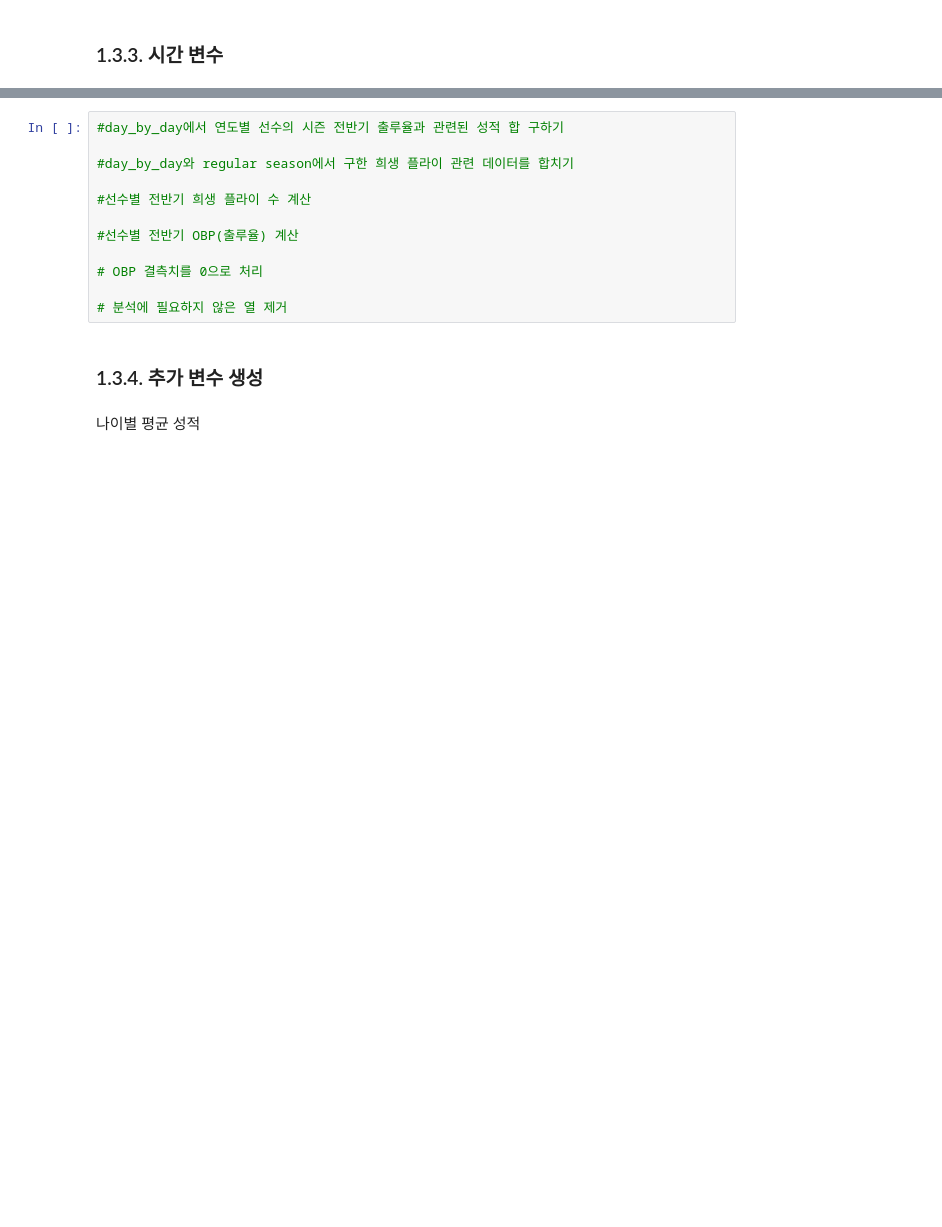
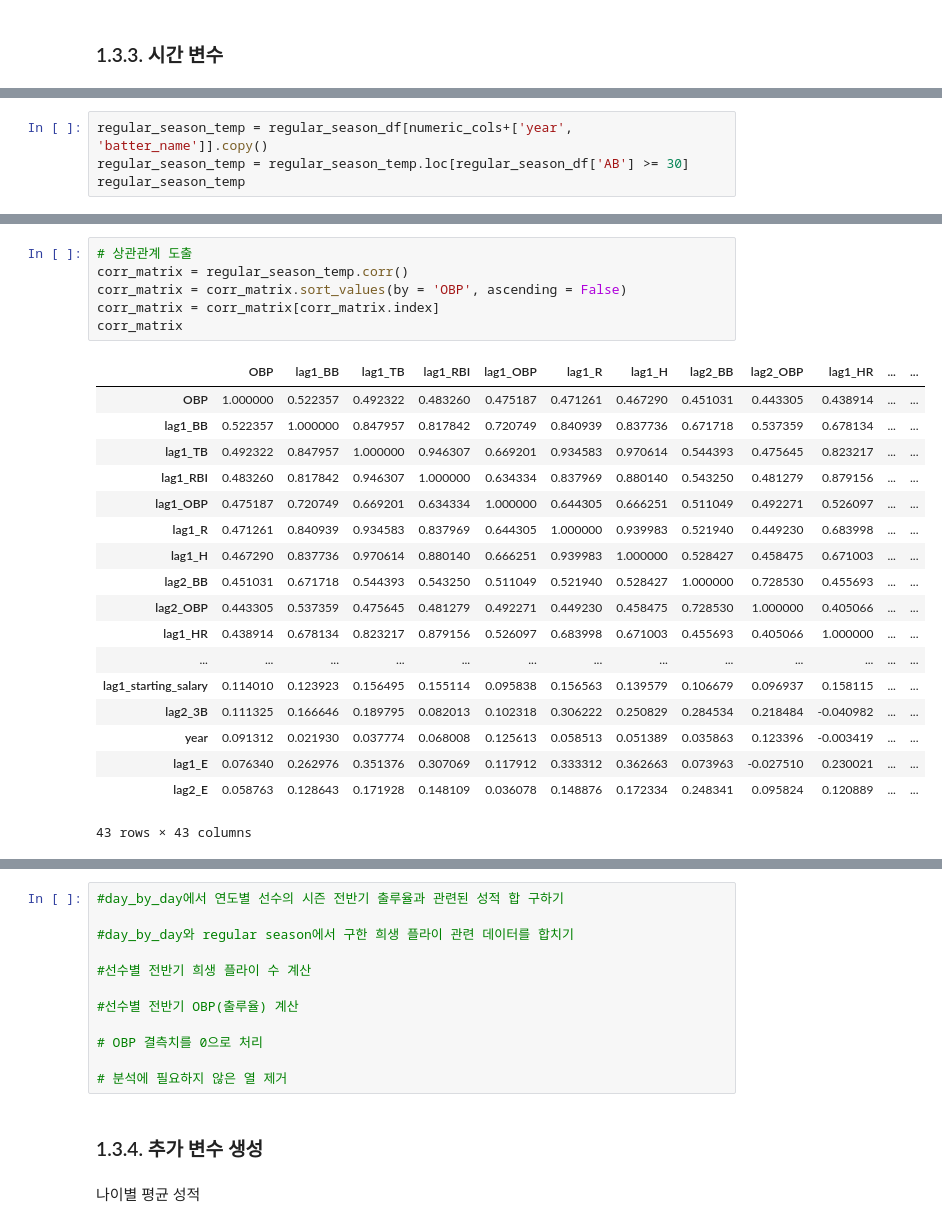
Before and after one commit to ThatHomr/python_ex_my, a Jupyter notebook: 09_시계열/ch01_/ch01_/batter_OPS_prediction.ipynb, the cells around one changed output, grey strips where cells are left out. Cells and saved outputs as stored; diff of their text form; blank space fills up the shorter version.

Commit message:
23-03-23 batter_OPS 수정

```diff
--- a/09_시계열/ch01_/ch01_/batter_OPS_prediction.ipynb
+++ b/09_시계열/ch01_/ch01_/batter_OPS_prediction.ipynb
@@ -766,0 +853,4 @@ regular_season_df.loc[regular_season_df[not_num_cols].isna()
+# %%
+regular_season_temp = regular_season_df[numeric_cols+['year', 'batter_name']].copy()
+regular_season_temp = regular_season_temp.loc[regular_season_df['AB'] >= 30]
+regular_season_temp
@@ -775,0 +930,25 @@ regular_season_df.loc[regular_season_df[not_num_cols].isna()
+# %%
+# 상관관계 도출
+corr_matrix = regular_season_temp.corr()
+corr_matrix = corr_matrix.sort_values(by = 'OBP', ascending = False)
+corr_matrix = corr_matrix[corr_matrix.index]
+corr_matrix
+# %% [output]
+|  | OBP | lag1_BB | lag1_TB | lag1_RBI | lag1_OBP | lag1_R | lag1_H | lag2_BB | lag2_OBP | lag1_HR | ... | ... |
+| OBP | 1.000000 | 0.522357 | 0.492322 | 0.483260 | 0.475187 | 0.471261 | 0.467290 | 0.451031 | 0.443305 | 0.438914 | ... | ... |
+| lag1_BB | 0.522357 | 1.000000 | 0.847957 | 0.817842 | 0.720749 | 0.840939 | 0.837736 | 0.671718 | 0.537359 | 0.678134 | ... | ... |
+| lag1_TB | 0.492322 | 0.847957 | 1.000000 | 0.946307 | 0.669201 | 0.934583 | 0.970614 | 0.544393 | 0.475645 | 0.823217 | ... | ... |
+| lag1_RBI | 0.483260 | 0.817842 | 0.946307 | 1.000000 | 0.634334 | 0.837969 | 0.880140 | 0.543250 | 0.481279 | 0.879156 | ... | ... |
+| lag1_OBP | 0.475187 | 0.720749 | 0.669201 | 0.634334 | 1.000000 | 0.644305 | 0.666251 | 0.511049 | 0.492271 | 0.526097 | ... | ... |
+| lag1_R | 0.471261 | 0.840939 | 0.934583 | 0.837969 | 0.644305 | 1.000000 | 0.939983 | 0.521940 | 0.449230 | 0.683998 | ... | ... |
+| lag1_H | 0.467290 | 0.837736 | 0.970614 | 0.880140 | 0.666251 | 0.939983 | 1.000000 | 0.528427 | 0.458475 | 0.671003 | ... | ... |
+| lag2_BB | 0.451031 | 0.671718 | 0.544393 | 0.543250 | 0.511049 | 0.521940 | 0.528427 | 1.000000 | 0.728530 | 0.455693 | ... | ... |
+| lag2_OBP | 0.443305 | 0.537359 | 0.475645 | 0.481279 | 0.492271 | 0.449230 | 0.458475 | 0.728530 | 1.000000 | 0.405066 | ... | ... |
+| lag1_HR | 0.438914 | 0.678134 | 0.823217 | 0.879156 | 0.526097 | 0.683998 | 0.671003 | 0.455693 | 0.405066 | 1.000000 | ... | ... |
+| ... | ... | ... | ... | ... | ... | ... | ... | ... | ... | ... | ... | ... |
+| lag1_starting_salary | 0.114010 | 0.123923 | 0.156495 | 0.155114 | 0.095838 | 0.156563 | 0.139579 | 0.106679 | 0.096937 | 0.158115 | ... | ... |
+| lag2_3B | 0.111325 | 0.166646 | 0.189795 | 0.082013 | 0.102318 | 0.306222 | 0.250829 | 0.284534 | 0.218484 | -0.040982 | ... | ... |
+| year | 0.091312 | 0.021930 | 0.037774 | 0.068008 | 0.125613 | 0.058513 | 0.051389 | 0.035863 | 0.123396 | -0.003419 | ... | ... |
+| lag1_E | 0.076340 | 0.262976 | 0.351376 | 0.307069 | 0.117912 | 0.333312 | 0.362663 | 0.073963 | -0.027510 | 0.230021 | ... | ... |
+| lag2_E | 0.058763 | 0.128643 | 0.171928 | 0.148109 | 0.036078 | 0.148876 | 0.172334 | 0.248341 | 0.095824 | 0.120889 | ... | ... |
+43 rows × 43 columns
```
Also changed, not shown: parts of 22 cells of this notebook.
